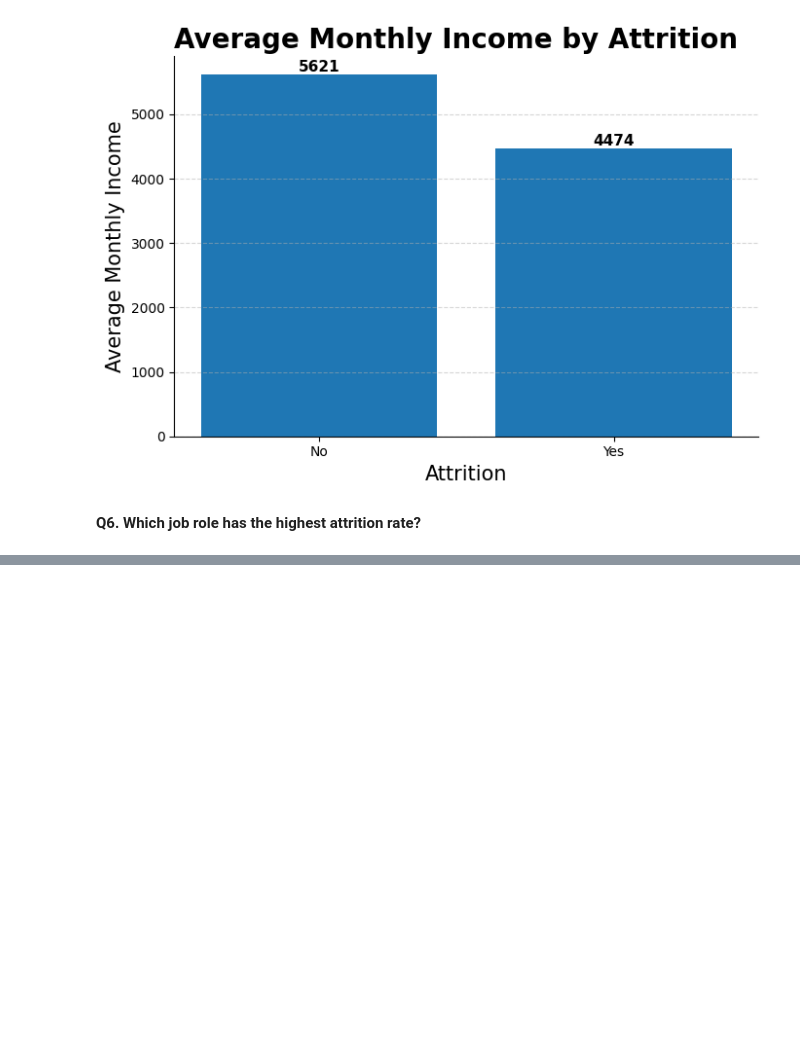
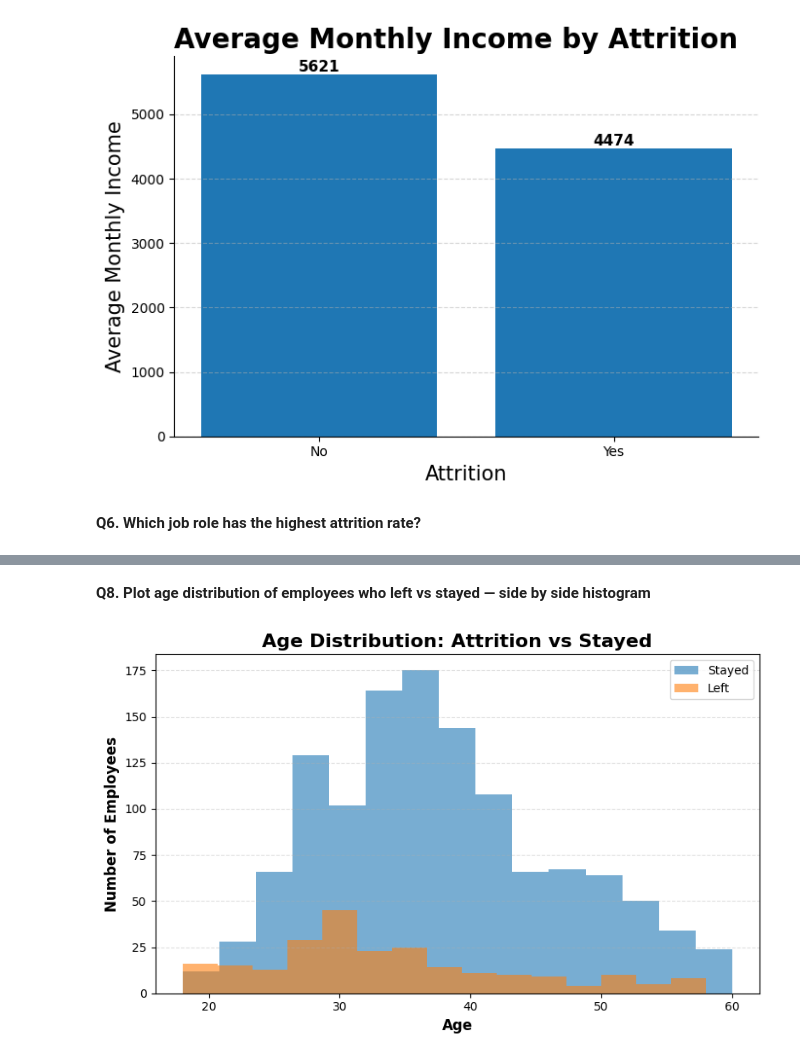
Before and after one commit to Abhaypanchal5/Data-Analytics-Portfolio, a Jupyter notebook: 04_End-To-End-Project/IBM Employee Analysis/NoteBook/IBM.ipynb, the cells around one changed output, grey strips where cells are left out. Saved outputs shown, nothing was run; the diff lists cells and outputs as text; code cells hidden in the pictures; blank space fills up the shorter version.

```diff
--- a/04_End-To-End-Project/IBM Employee Analysis/NoteBook/IBM.ipynb
+++ b/04_End-To-End-Project/IBM Employee Analysis/NoteBook/IBM.ipynb
@@ -410,0 +451,24 @@ plt.show()
+# %% [markdown]
+**Q8. Plot age distribution of employees who left vs stayed — side by side histogram**
+# %%
+age_yes = df_copy[df_copy['Attrition'] == 'Yes']['Age']
+age_no  = df_copy[df_copy['Attrition'] == 'No']['Age']
+
+plt.figure(figsize=(8,5))
+
+# Plot histograms
+plt.hist(age_no, bins=15, alpha=0.6, label='Stayed')
+plt.hist(age_yes, bins=15, alpha=0.6, label='Left')
+
+# Styling
+plt.xlabel('Age', fontsize=12, weight='bold')
+plt.ylabel('Number of Employees', fontsize=12, weight='bold')
+plt.title('Age Distribution: Attrition vs Stayed', fontsize=16, weight='bold')
+
+plt.legend()
+plt.grid(axis='y', linestyle='--', alpha=0.4)
+
+plt.tight_layout()
+plt.show()
+# %% [output]
+[figure, added]
```
Also changed, not shown: parts of 8 cells of this notebook.
